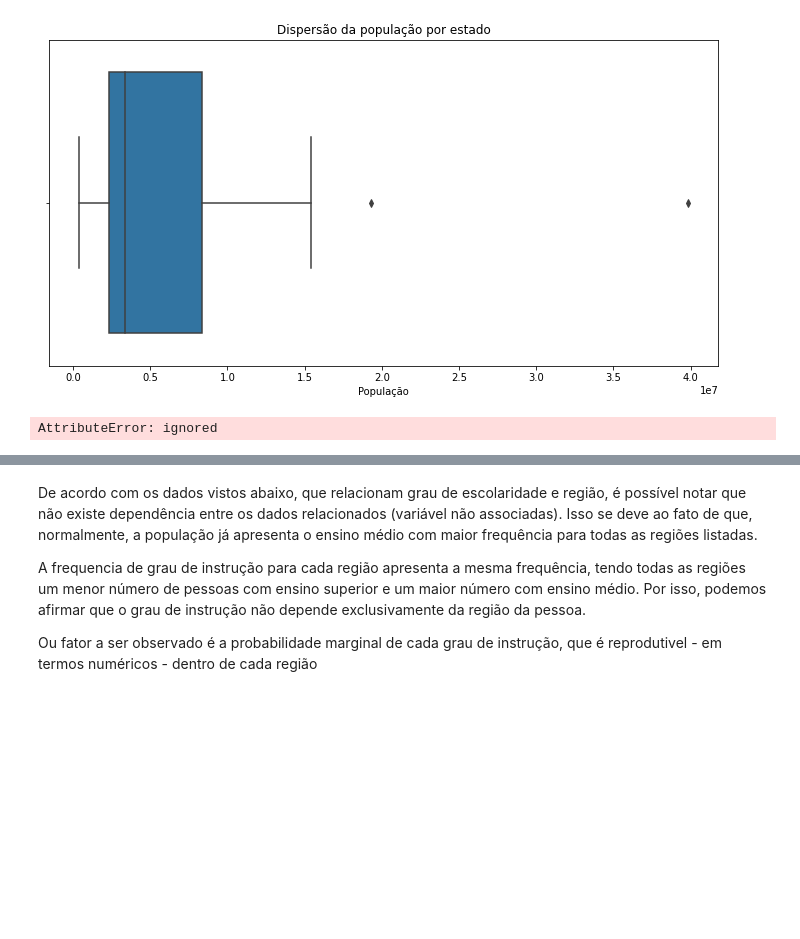
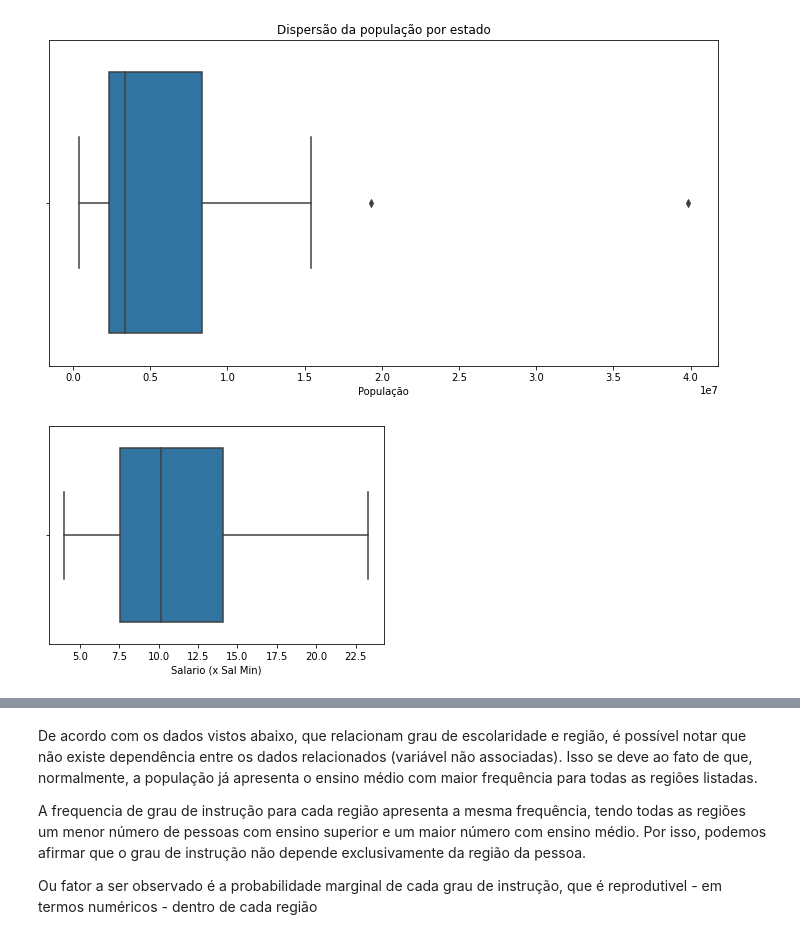
Before and after one commit to VitorSancho/Estudos_LivroEstatisticaBasica, a Jupyter notebook: LivroEstatísticaBásica.ipynb, the cells around one changed output, grey strips where cells are left out. Cells and saved outputs as stored; diff of their text form; code cells hidden in the pictures; blank space fills up the shorter version.

```diff
--- a/LivroEstatísticaBásica.ipynb
+++ b/LivroEstatísticaBásica.ipynb
@@ -179,7 +182,7 @@ boxplot1.figure.set_size_inches(12,6)
 # %% [output]
 [figure]
 # %%
-boxplot2=sns.boxplot(data=dados,x=dados.Salario,orient='h')
+boxplot2=sns.boxplot(data=dados,x=dados['Salario (x Sal Min)'],orient='h')
 #dados.head()
 # %% [output]
-AttributeError: ignored
+[figure, added]
```
Also changed, not shown: parts of 19 cells of this notebook.
